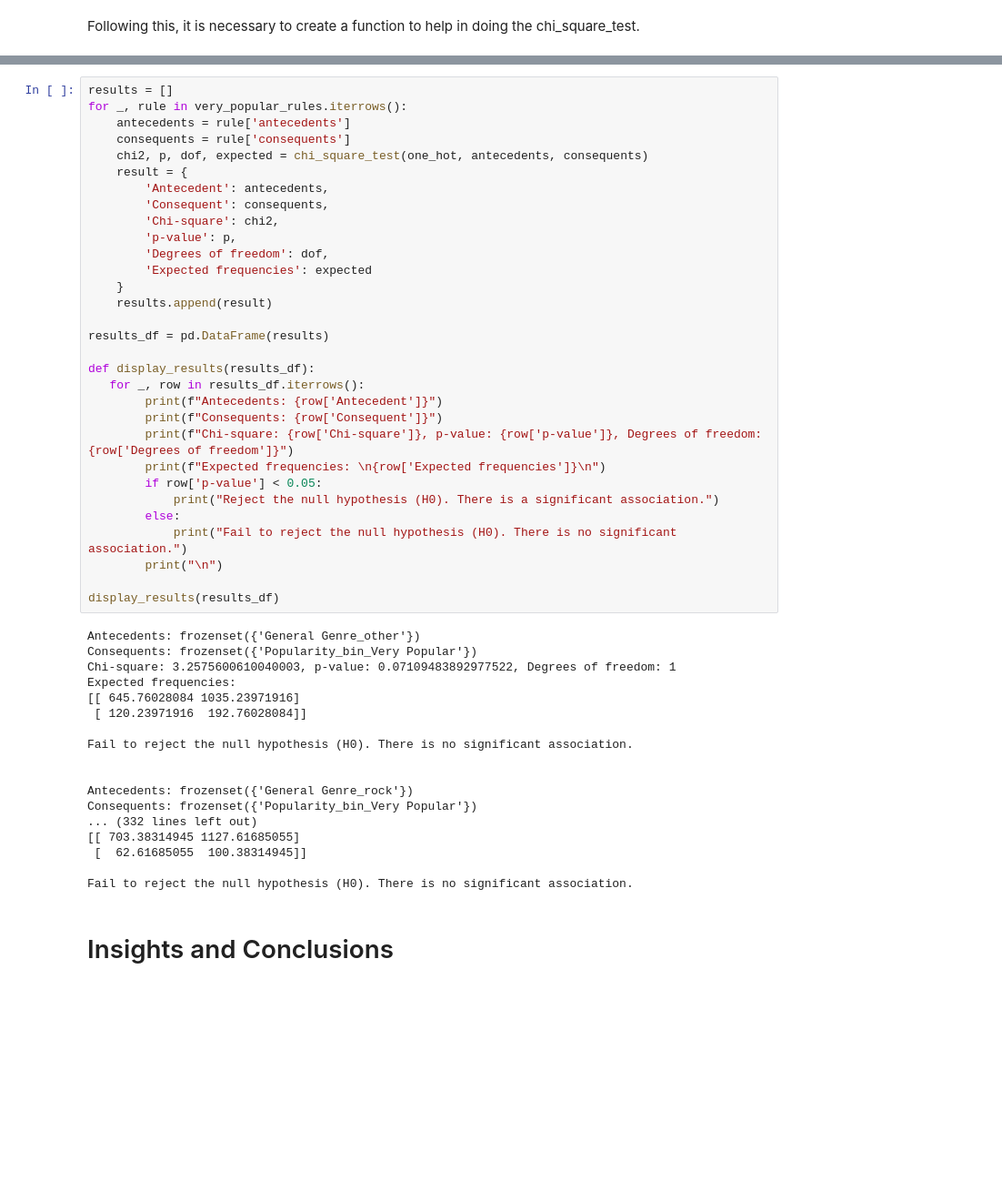
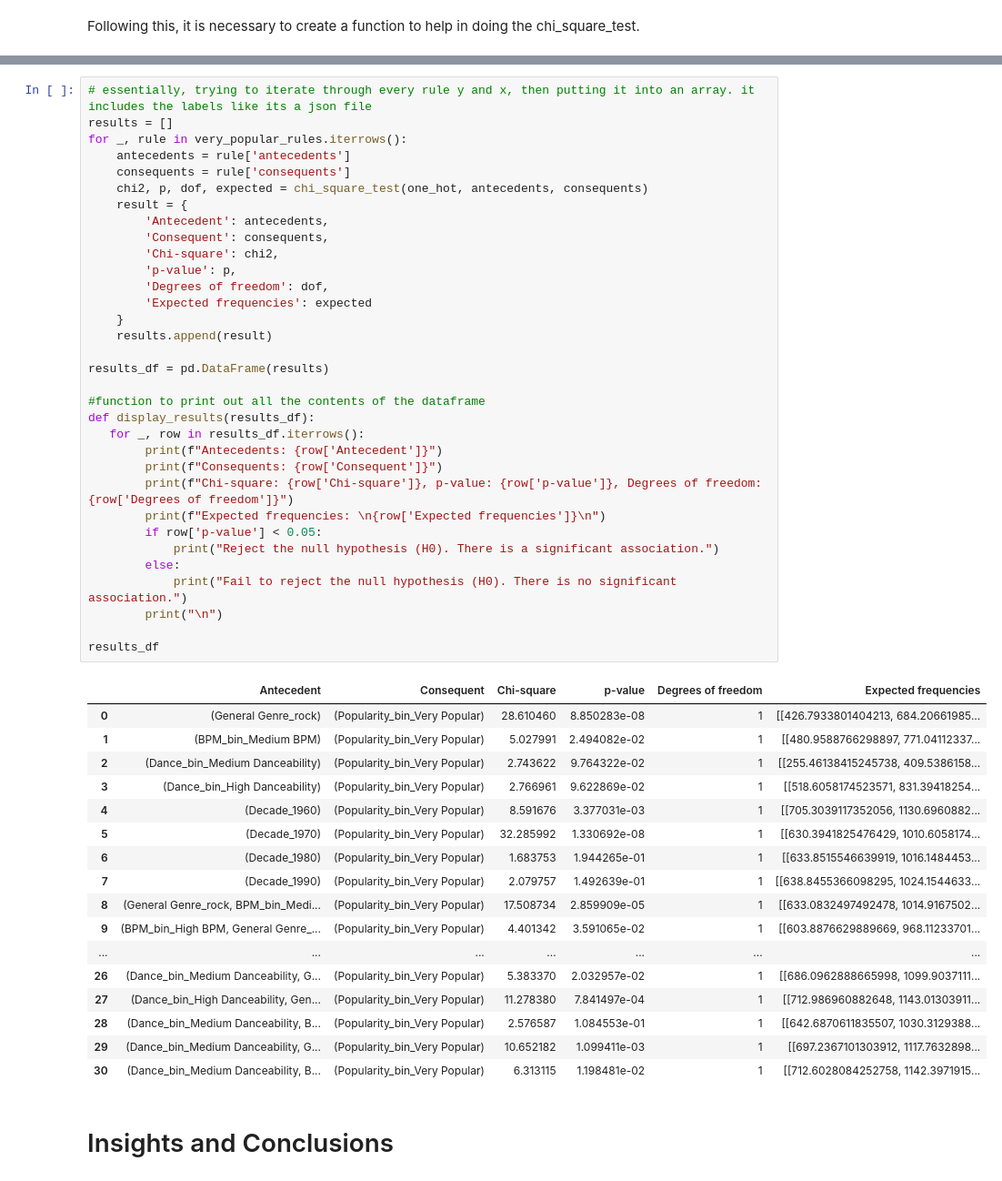
Before and after one commit to sadhubby/CSMODEL-project, a Jupyter notebook: Group10-Spotify Top 2000s.ipynb, the cells around one changed output, grey strips where cells are left out. Shown at 91% size. Saved outputs shown, nothing was run; the diff lists cells and outputs as text; blank space fills up the shorter version.

```diff
--- a/Group10-Spotify Top 2000s.ipynb
+++ b/Group10-Spotify Top 2000s.ipynb
@@ -645,53 +653,55 @@ def chi_square_test(df, antecedent, consequent):
 
     return chi2, p, dof, expected
 # %%
+# essentially, trying to iterate through every rule y and x, then putting it into an array. it includes the labels like its a json file
 results = []
 for _, rule in very_popular_rules.iterrows():
     antecedents = rule['antecedents']
     consequents = rule['consequents']
     chi2, p, dof, expected = chi_square_test(one_hot, antecedents, consequents)
     result = {
         'Antecedent': antecedents,
         'Consequent': consequents,
         'Chi-square': chi2,
         'p-value': p,
         'Degrees of freedom': dof,
         'Expected frequencies': expected
     }
     results.append(result)
 
 results_df = pd.DataFrame(results)
 
+#function to print out all the contents of the dataframe
 def display_results(results_df):
    for _, row in results_df.iterrows():
         print(f"Antecedents: {row['Antecedent']}")
         print(f"Consequents: {row['Consequent']}")
         print(f"Chi-square: {row['Chi-square']}, p-value: {row['p-value']}, Degrees of freedom: {row['Degrees of freedom']}")
         print(f"Expected frequencies: \n{row['Expected frequencies']}\n")
         if row['p-value'] < 0.05:
             print("Reject the null hypothesis (H0). There is a significant association.")
         else:
             print("Fail to reject the null hypothesis (H0). There is no significant association.")
         print("\n")
 
-display_results(results_df)
+results_df
 # %% [output]
-Antecedents: frozenset({'General Genre_other'})
-Consequents: frozenset({'Popularity_bin_Very Popular'})
-Chi-square: 3.2575600610040003, p-value: 0.07109483892977522, Degrees of freedom: 1
-Expected frequencies:
-[[ 645.76028084 1035.23971916]
- [ 120.23971916  192.76028084]]
-
-Fail to reject the null hypothesis (H0). There is no significant association.
-
-
-Antecedents: frozenset({'General Genre_rock'})
-Consequents: frozenset({'Popularity_bin_Very Popular'})
-... (332 lines left out)
-[[ 703.38314945 1127.61685055]
- [  62.61685055  100.38314945]]
-
-Fail to reject the null hypothesis (H0). There is no significant association.
+|  | Antecedent | Consequent | Chi-square | p-value | Degrees of freedom | Expected frequencies |
+| 0 | (General Genre_rock) | (Popularity_bin_Very Popular) | 28.610460 | 8.850283e-08 | 1 | [[426.7933801404213, 684.20661985... |
+| 1 | (BPM_bin_Medium BPM) | (Popularity_bin_Very Popular) | 5.027991 | 2.494082e-02 | 1 | [[480.9588766298897, 771.04112337... |
+| 2 | (Dance_bin_Medium Danceability) | (Popularity_bin_Very Popular) | 2.743622 | 9.764322e-02 | 1 | [[255.46138415245738, 409.5386158... |
+| 3 | (Dance_bin_High Danceability) | (Popularity_bin_Very Popular) | 2.766961 | 9.622869e-02 | 1 | [[518.6058174523571, 831.39418254... |
+| 4 | (Decade_1960) | (Popularity_bin_Very Popular) | 8.591676 | 3.377031e-03 | 1 | [[705.3039117352056, 1130.6960882... |
+| 5 | (Decade_1970) | (Popularity_bin_Very Popular) | 32.285992 | 1.330692e-08 | 1 | [[630.3941825476429, 1010.6058174... |
+| 6 | (Decade_1980) | (Popularity_bin_Very Popular) | 1.683753 | 1.944265e-01 | 1 | [[633.8515546639919, 1016.1484453... |
+| 7 | (Decade_1990) | (Popularity_bin_Very Popular) | 2.079757 | 1.492639e-01 | 1 | [[638.8455366098295, 1024.1544633... |
+| 8 | (General Genre_rock, BPM_bin_Medi... | (Popularity_bin_Very Popular) | 17.508734 | 2.859909e-05 | 1 | [[633.0832497492478, 1014.9167502... |
+| 9 | (BPM_bin_High BPM, General Genre_... | (Popularity_bin_Very Popular) | 4.401342 | 3.591065e-02 | 1 | [[603.8876629889669, 968.11233701... |
+| ... | ... | ... | ... | ... | ... | ... |
+| 26 | (Dance_bin_Medium Danceability, G... | (Popularity_bin_Very Popular) | 5.383370 | 2.032957e-02 | 1 | [[686.0962888665998, 1099.9037111... |
+| 27 | (Dance_bin_High Danceability, Gen... | (Popularity_bin_Very Popular) | 11.278380 | 7.841497e-04 | 1 | [[712.986960882648, 1143.01303911... |
+| 28 | (Dance_bin_Medium Danceability, B... | (Popularity_bin_Very Popular) | 2.576587 | 1.084553e-01 | 1 | [[642.6870611835507, 1030.3129388... |
+| 29 | (Dance_bin_Medium Danceability, G... | (Popularity_bin_Very Popular) | 10.652182 | 1.099411e-03 | 1 | [[697.2367101303912, 1117.7632898... |
+| 30 | (Dance_bin_Medium Danceability, B... | (Popularity_bin_Very Popular) | 6.313115 | 1.198481e-02 | 1 | [[712.6028084252758, 1142.3971915... |
 # %% [markdown]
 # Insights and Conclusions
```
Also changed, not shown: parts of 5 cells of this notebook.
